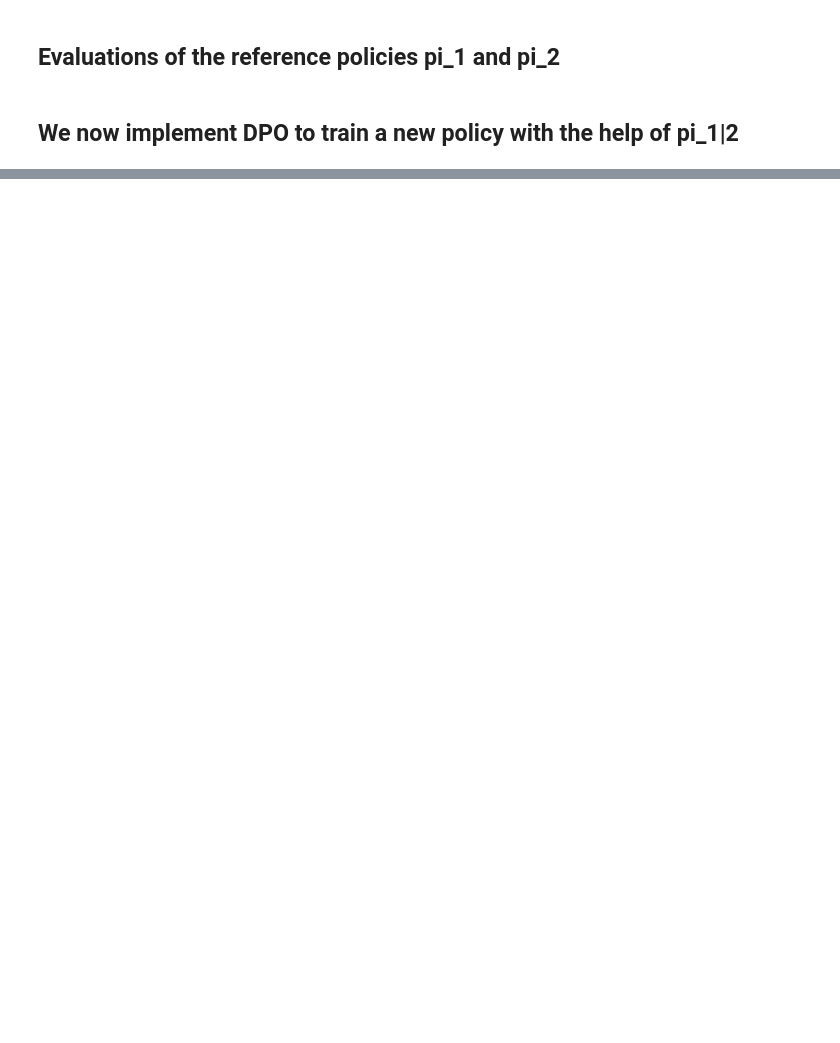
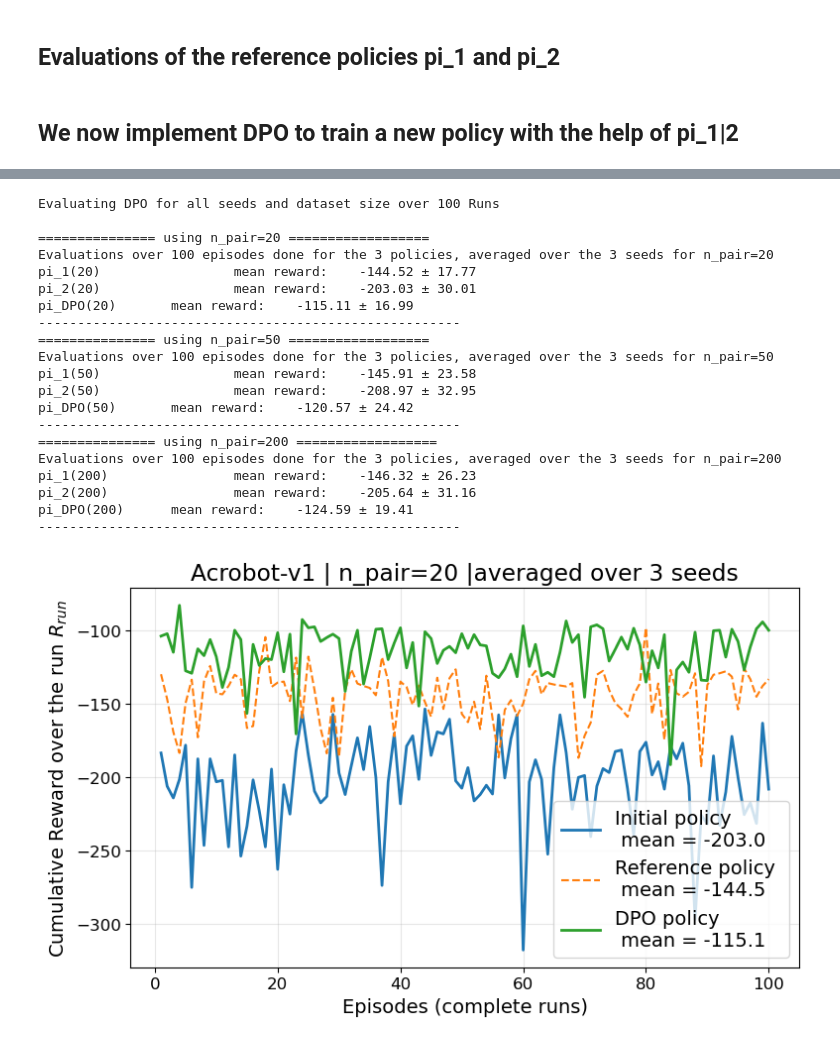
Before and after one commit to yk985/RL-RLHF, a Jupyter notebook: DPO_Final_Acrobot.ipynb, the cells around one changed output, grey strips where cells are left out. Saved outputs shown, nothing was run; the diff lists cells and outputs as text; code cells hidden in the pictures; blank space fills up the shorter version.

```diff
--- a/DPO_Final_Acrobot.ipynb
+++ b/DPO_Final_Acrobot.ipynb
@@ -69,7 +69,7 @@ device = torch.device("cuda" if torch.cuda.is_available() else "cpu")
 
 # ── Hyperparams for OPPO ──
 lr_oppo                 = 0.003
-n_episodes              = 1200 # keep same “number of iterations” for fair comparison
+n_episodes              = 3000 # keep same “number of iterations” for fair comparison
 max_t                   = 500  # cap on steps per episode
 print_every             = 50   # print every x episodes and avg also the score for every x episodes
 gamma                   = 0.99
@@ -82,7 +82,7 @@ plot_scores     = False
 n_eval          = 100
 
 Policy_list     = []
-seeds_list      = [35]
+seeds_list      = [35,42,100]
 
 for seed in seeds_list:
     set_seed(seed, env)
@@ -227,0 +250,57 @@ pi_DPO(35)       mean reward:    -134.54 ± 26.30
+# %%
+
+print(f"Evaluating DPO for all seeds and dataset size over {n_eval} Runs \n")
+compare_policies     = True
+plot_scores          = True
+env_name            = "Acrobot-v1" # quick rename
+
+for i, n_pair in enumerate(pair_list):
+    print(f"=============== using {n_pair=} ==================")
+    R_ref = 0
+    R_init = 0
+    R_DPO = 0
+
+    for seed, (pi_1, pi_2), pi_DPO in zip(seeds_list, Policy_list, Policy_DPO_list[i]):
+        seed_eval = seed+32
+        _, pi1_rewards          = evaluate_policy(pi_1,     env, n_episodes=n_eval, seed=seed_eval)
+        _, pi2_rewards          = evaluate_policy(pi_2,     env, n_episodes=n_eval, seed=seed_eval)
+        _, pi_DPO_rewards  = evaluate_policy(pi_DPO, env, n_episodes=n_eval, seed=seed_eval)
+        # _, pi_rlhf_rewards      = evaluate_policy(pi_rlhf,  env, n_episodes=n_eval, seed=seed_eval)
+
+        # print(pi1_rewards, np.mean(pi1_rewards), np.std(pi1_rewards))
+        R_ref       += np.array(pi1_rewards)/len(seeds_list)
+        R_init      += np.array(pi2_rewards)/len(seeds_list)
+        R_DPO  += np.array(pi_DPO_rewards)/len(seeds_list)
+
+    if compare_policies:
+        print(f"Evaluations over {n_eval} episodes done for the 3 policies, averaged over the 3 seeds for {n_pair=}")
+        print(f"pi_1({n_pair})        \t mean reward: \t {np.mean(R_ref):.2f} ± {np.std(R_ref):.2f}")
+        print(f"pi_2({n_pair})        \t mean reward: \t {np.mean(R_init):.2f} ± {np.std(R_init):.2f}")
+        # print(f"pi_RLHF({seed})     \t mean reward: \t {np.mean(pi_rlhf_rewards):.2f} ± {np.std(pi_rlhf_rewards):.2f}")
+        print(f"pi_DPO({n_pair}) \t mean reward: \t {np.mean(R_DPO):.2f} ± {np.std(R_DPO):.2f}")
+    if plot_scores:
+        plot_scores_RLHF(R_init, R_ref, R_DPO, algo="DPO", save=True, n_pair=n_pair, env_name=env_name)
+
+        print("------------------------------------------------------")
+# %% [output]
+Evaluating DPO for all seeds and dataset size over 100 Runs
+
+=============== using n_pair=20 ==================
+Evaluations over 100 episodes done for the 3 policies, averaged over the 3 seeds for n_pair=20
+pi_1(20)                 mean reward:    -144.52 ± 17.77
+pi_2(20)                 mean reward:    -203.03 ± 30.01
+pi_DPO(20)       mean reward:    -115.11 ± 16.99
+------------------------------------------------------
+=============== using n_pair=50 ==================
+Evaluations over 100 episodes done for the 3 policies, averaged over the 3 seeds for n_pair=50
+pi_1(50)                 mean reward:    -145.91 ± 23.58
+pi_2(50)                 mean reward:    -208.97 ± 32.95
+pi_DPO(50)       mean reward:    -120.57 ± 24.42
+------------------------------------------------------
+=============== using n_pair=200 ==================
+Evaluations over 100 episodes done for the 3 policies, averaged over the 3 seeds for n_pair=200
+pi_1(200)                mean reward:    -146.32 ± 26.23
+pi_2(200)                mean reward:    -205.64 ± 31.16
+pi_DPO(200)      mean reward:    -124.59 ± 19.41
+------------------------------------------------------
+[figure, added]
```
Also changed, not shown: parts of 5 cells of this notebook, 1 other file.
